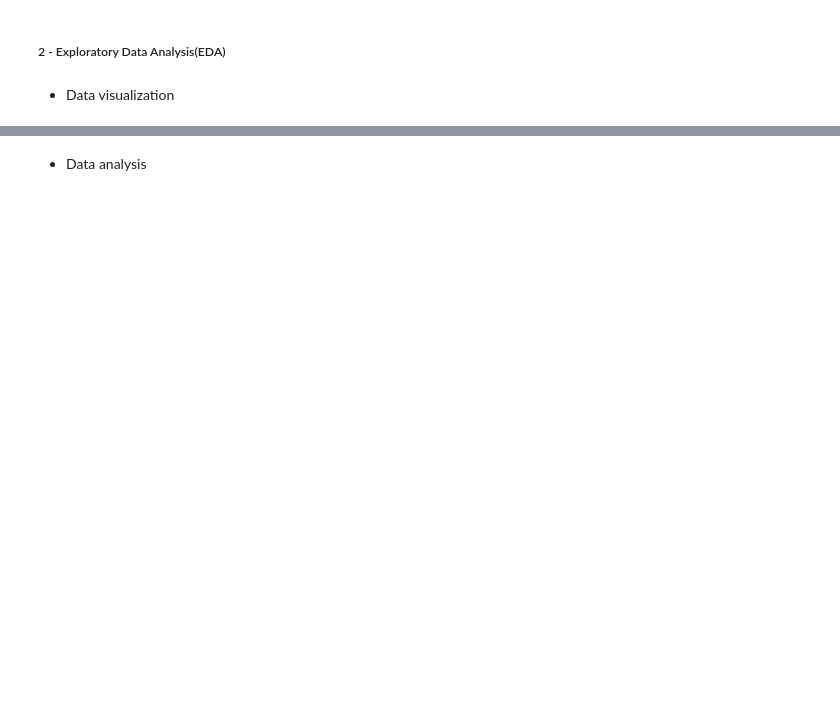
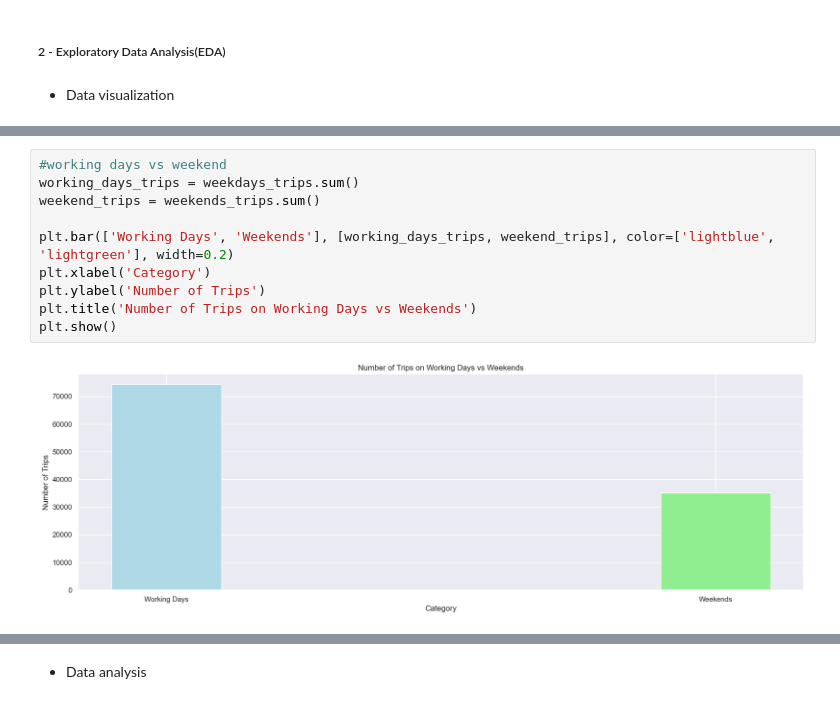
Before and after one commit to ehsanhosseini1380/torch_geometric_temporal, a Jupyter notebook: Src/bikeshare_final.ipynb, the cells around one changed output, grey strips where cells are left out. Saved outputs shown, nothing was run; the diff lists cells and outputs as text; blank space fills up the shorter version.

```diff
--- a/Src/bikeshare_final.ipynb
+++ b/Src/bikeshare_final.ipynb
@@ -71,0 +199,12 @@ Let's start our journey by collecting and exploring the data to uncover valuable
+# %%
+#working days vs weekend
+working_days_trips = weekdays_trips.sum()
+weekend_trips = weekends_trips.sum()
+
+plt.bar(['Working Days', 'Weekends'], [working_days_trips, weekend_trips], color=['lightblue', 'lightgreen'], width=0.2)
+plt.xlabel('Category')
+plt.ylabel('Number of Trips')
+plt.title('Number of Trips on Working Days vs Weekends')
+plt.show()
+# %% [output]
+[figure, added]
```
Also changed, not shown: parts of 42 cells of this notebook, 1 other file.
